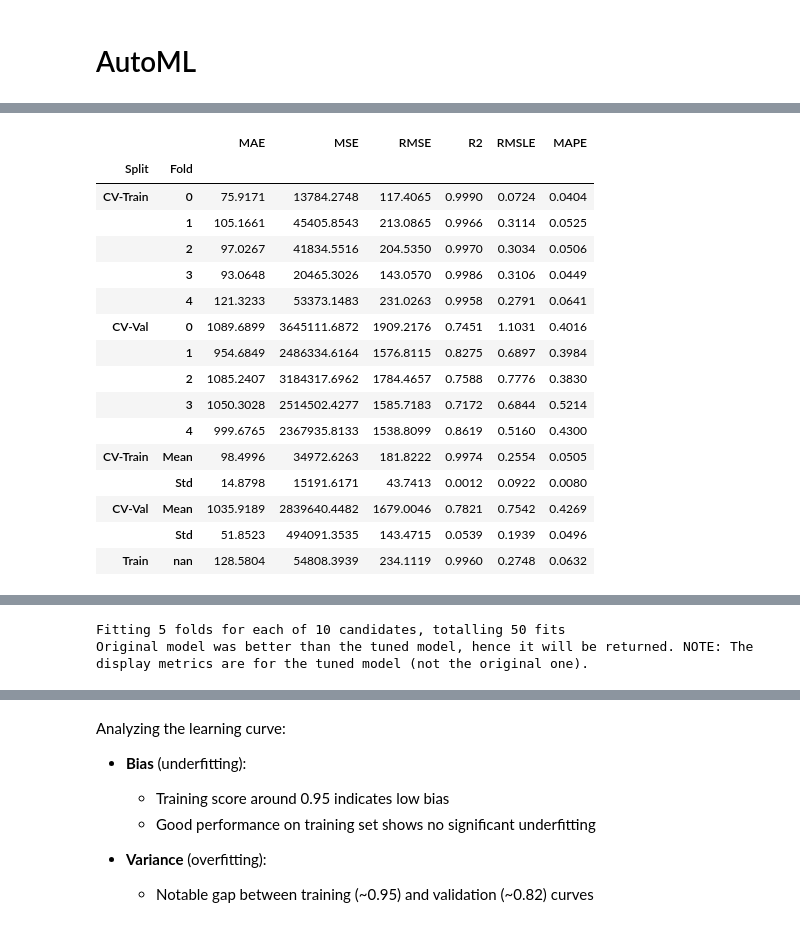
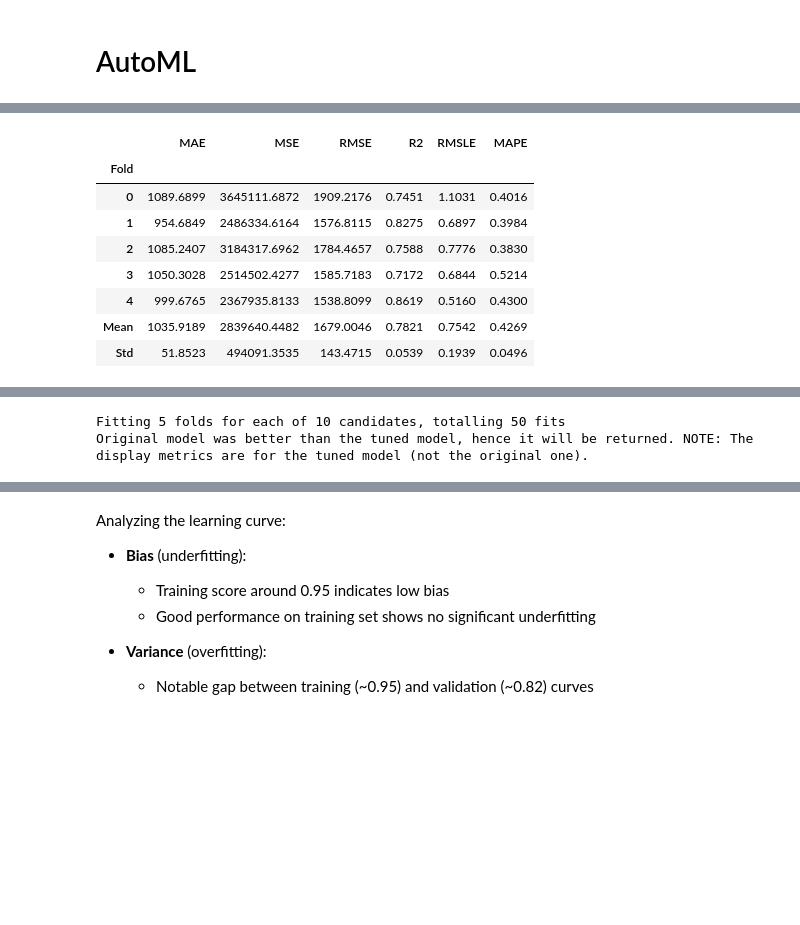
Before and after one commit to alefefreire/life-insurance-case, a Jupyter notebook: analysis/main.ipynb, the cells around one changed output, grey strips where cells are left out. Saved outputs shown, nothing was run; the diff lists cells and outputs as text; code cells hidden in the pictures; blank space fills up the shorter version.

```diff
--- a/analysis/main.ipynb
+++ b/analysis/main.ipynb
@@ -622,26 +621,18 @@ gbr = create_model('gbr')
 | Std | 116.4221 | 627986.0269 | 206.9491 | 0.0466 | 0.3183 | 0.0584 |
 [interactive output not drawn]
 # %%
-tunned_gbr = tune_model(gbr, optimize='MSE', return_train_score=True, fold=5)
+tunned_gbr = tune_model(gbr, optimize='MSE', fold=5)
 # %% [output]
 [interactive output not drawn]
-|  |  | MAE | MSE | RMSE | R2 | RMSLE | MAPE |
-| Split | Fold |  |  |  |  |  |  |
-| CV-Train | 0 | 75.9171 | 13784.2748 | 117.4065 | 0.9990 | 0.0724 | 0.0404 |
-|  | 1 | 105.1661 | 45405.8543 | 213.0865 | 0.9966 | 0.3114 | 0.0525 |
-|  | 2 | 97.0267 | 41834.5516 | 204.5350 | 0.9970 | 0.3034 | 0.0506 |
-|  | 3 | 93.0648 | 20465.3026 | 143.0570 | 0.9986 | 0.3106 | 0.0449 |
-|  | 4 | 121.3233 | 53373.1483 | 231.0263 | 0.9958 | 0.2791 | 0.0641 |
-| CV-Val | 0 | 1089.6899 | 3645111.6872 | 1909.2176 | 0.7451 | 1.1031 | 0.4016 |
-|  | 1 | 954.6849 | 2486334.6164 | 1576.8115 | 0.8275 | 0.6897 | 0.3984 |
-|  | 2 | 1085.2407 | 3184317.6962 | 1784.4657 | 0.7588 | 0.7776 | 0.3830 |
-|  | 3 | 1050.3028 | 2514502.4277 | 1585.7183 | 0.7172 | 0.6844 | 0.5214 |
-|  | 4 | 999.6765 | 2367935.8133 | 1538.8099 | 0.8619 | 0.5160 | 0.4300 |
-| CV-Train | Mean | 98.4996 | 34972.6263 | 181.8222 | 0.9974 | 0.2554 | 0.0505 |
-|  | Std | 14.8798 | 15191.6171 | 43.7413 | 0.0012 | 0.0922 | 0.0080 |
-| CV-Val | Mean | 1035.9189 | 2839640.4482 | 1679.0046 | 0.7821 | 0.7542 | 0.4269 |
-|  | Std | 51.8523 | 494091.3535 | 143.4715 | 0.0539 | 0.1939 | 0.0496 |
-| Train | nan | 128.5804 | 54808.3939 | 234.1119 | 0.9960 | 0.2748 | 0.0632 |
+|  | MAE | MSE | RMSE | R2 | RMSLE | MAPE |
+| Fold |  |  |  |  |  |  |
+| 0 | 1089.6899 | 3645111.6872 | 1909.2176 | 0.7451 | 1.1031 | 0.4016 |
+| 1 | 954.6849 | 2486334.6164 | 1576.8115 | 0.8275 | 0.6897 | 0.3984 |
+| 2 | 1085.2407 | 3184317.6962 | 1784.4657 | 0.7588 | 0.7776 | 0.3830 |
+| 3 | 1050.3028 | 2514502.4277 | 1585.7183 | 0.7172 | 0.6844 | 0.5214 |
+| 4 | 999.6765 | 2367935.8133 | 1538.8099 | 0.8619 | 0.5160 | 0.4300 |
+| Mean | 1035.9189 | 2839640.4482 | 1679.0046 | 0.7821 | 0.7542 | 0.4269 |
+| Std | 51.8523 | 494091.3535 | 143.4715 | 0.0539 | 0.1939 | 0.0496 |
 [interactive output not drawn]
 Fitting 5 folds for each of 10 candidates, totalling 50 fits
 Original model was better than the tuned model, hence it will be returned. NOTE: The display metrics are for the tuned model (not the original one).
```
Also changed, not shown: parts of 8 cells of this notebook, 1 other file.
